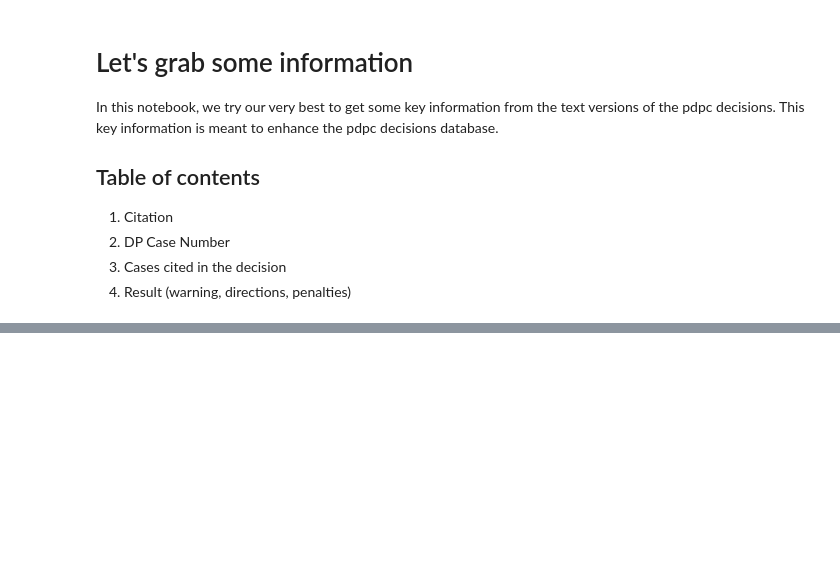
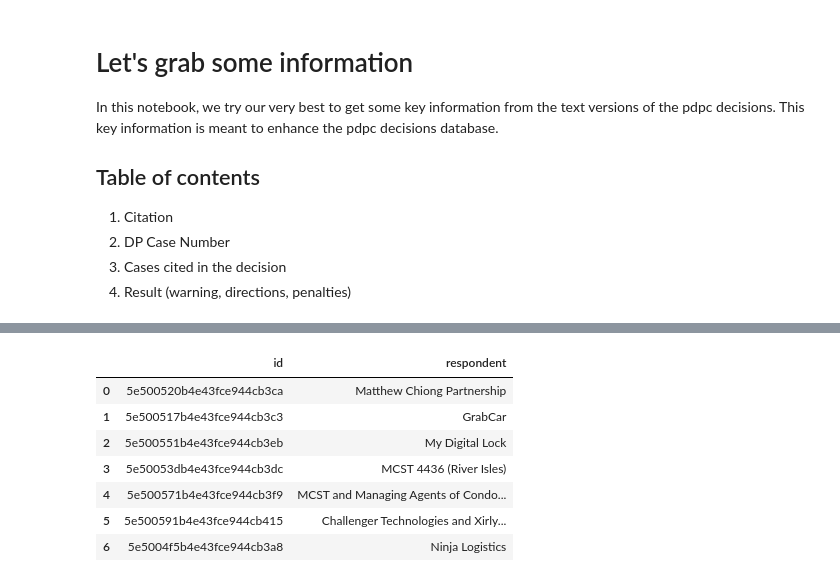
Before and after one commit to houfu/zeeker-notebooks, a Jupyter notebook: pdpc-decisions/key-information.ipynb, the cells around one changed output, grey strips where cells are left out. Cells and saved outputs as stored; diff of their text form; code cells hidden in the pictures; blank space fills up the shorter version.

```diff
--- a/pdpc-decisions/key-information.ipynb
+++ b/pdpc-decisions/key-information.ipynb
@@ -19,8 +25,19 @@ from pymongo import MongoClient
-# %%
-# # Zeeker database access and setup
-
-connection_string = "mongodb+srv://zeeker:{pw}@zeeker-a2-otlvr.gcp.mongodb.net/test?retryWrites=true&w" \
-                        "=majority".format(pw='1qRJdWU5A1ro4X2w')
-db_client = MongoClient(connection_string)
-data_collection = db_client['pdpc-decisions']['decisions']
-corpus_collection = db_client['pdpc-decisions']['corpus']
+# %%
+# We sample some decisions to check if our code is working
+
+sample = data_collection.aggregate(
+   [ { "$sample": { "size": 7 } } ]
+)
+
+sample_df = pd.DataFrame([ {'id': result['_id'], 'respondent': result['respondent']} for result in sample])
+
+sample_df
+# %% [output]
+|  | id | respondent |
+| 0 | 5e500520b4e43fce944cb3ca | Matthew Chiong Partnership |
+| 1 | 5e500517b4e43fce944cb3c3 | GrabCar |
+| 2 | 5e500551b4e43fce944cb3eb | My Digital Lock |
+| 3 | 5e50053db4e43fce944cb3dc | MCST 4436 (River Isles) |
+| 4 | 5e500571b4e43fce944cb3f9 | MCST and Managing Agents of Condo... |
+| 5 | 5e500591b4e43fce944cb415 | Challenger Technologies and Xirly... |
+| 6 | 5e5004f5b4e43fce944cb3a8 | Ninja Logistics |
```
Also changed, not shown: parts of 2 cells of this notebook, 3 other files.
